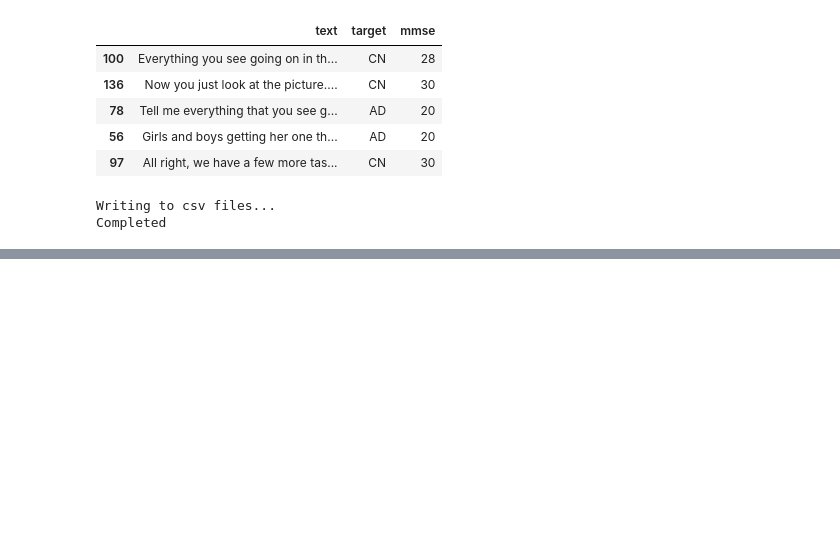
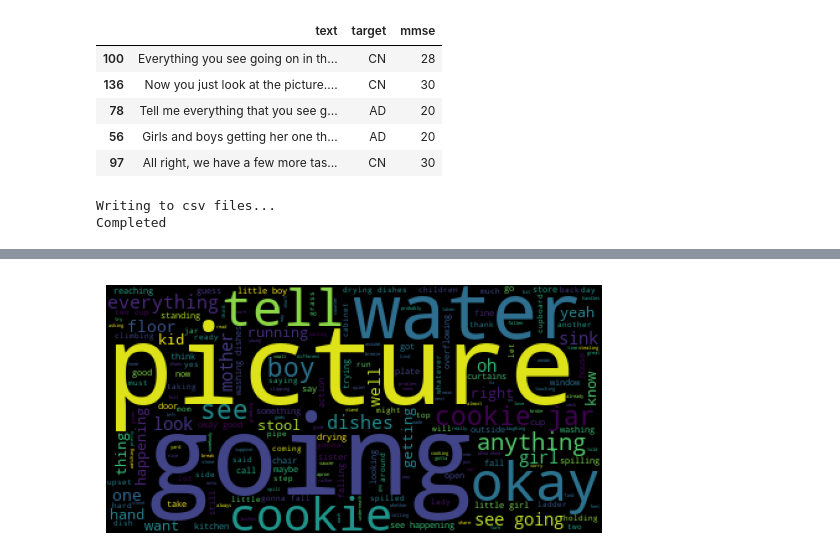
Before and after one commit to M-I-Dx/alzheimers_detection_capstone, a Jupyter notebook: EDA/00_EDA.ipynb, the cells around one changed output, grey strips where cells are left out. Saved outputs shown, nothing was run; the diff lists cells and outputs as text; code cells hidden in the pictures; blank space fills up the shorter version.

```diff
--- a/EDA/00_EDA.ipynb
+++ b/EDA/00_EDA.ipynb
@@ -294,0 +385,6 @@ Completed
+# %%
+# see the most frequent words of AD (positive) group
+ad_top_words = make_wordcloud(text for _, text in train_data["ad"])
+ad_top_words_set = set([w for w, count in ad_top_words[:200]])
+# %% [output]
+[figure, added]
```
Also changed, not shown: parts of 29 cells of this notebook.
